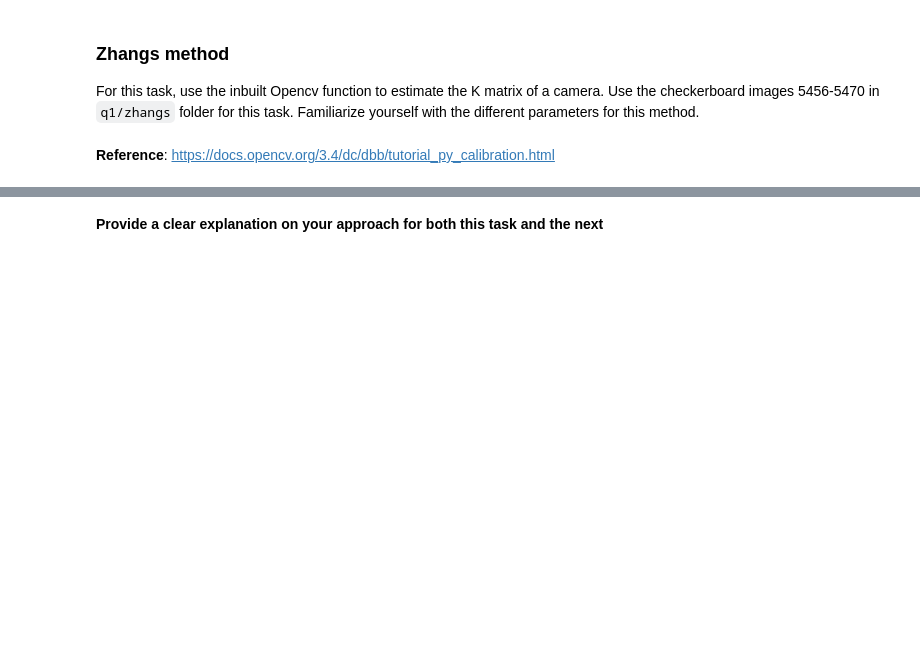
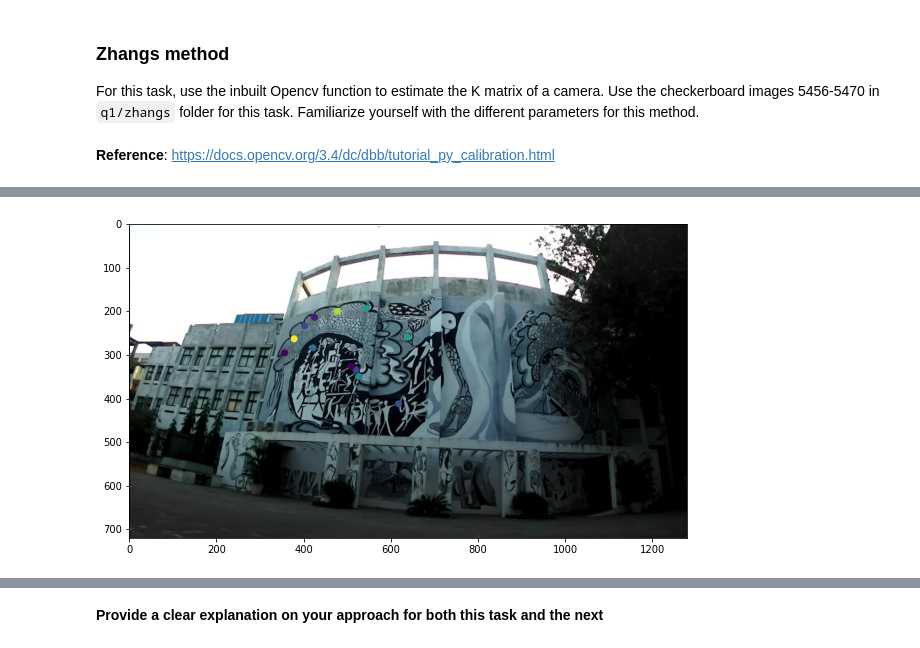
Before and after one commit to aravind-3105/Mobile-Robotics-Assignment4, a Jupyter notebook: Assignment4.ipynb, the cells around one changed output, grey strips where cells are left out. Cells and saved outputs as stored; diff of their text form; code cells hidden in the pictures; blank space fills up the shorter version.

```diff
--- a/Assignment4.ipynb
+++ b/Assignment4.ipynb
@@ -115,0 +152,30 @@ The convention used for F is $x'^{T}Fx$ where $x'$ is the location of the point
+# %%
+%matplotlib tk
+p2 = []
+fig = plt.figure(figsize=(20,30))
+
+img = mpimg.imread('q2/img2.jpg')
+
+def onclick(event):
+    ix, iy = event.xdata, event.ydata
+    p2.append([ix, iy])
+
+cid = fig.canvas.mpl_connect('button_press_event', onclick)
+
+imgplot = plt.imshow(img)
+plt.show()
+# %%
+%matplotlib inline
+N = len(p2)
+p2 = np.array(p2)
+fig = plt.figure(figsize=(10,15))
+
+img2 = mpimg.imread('q2/img2.jpg')
+imgplot = plt.imshow(img2)
+
+colors = np.random.rand(N)
+
+plt.scatter(p2[:,0], p2[:,1], c=colors)
+plt.show()
+# %% [output]
+[figure, added]
```
Also changed, not shown: parts of 14 cells of this notebook.
